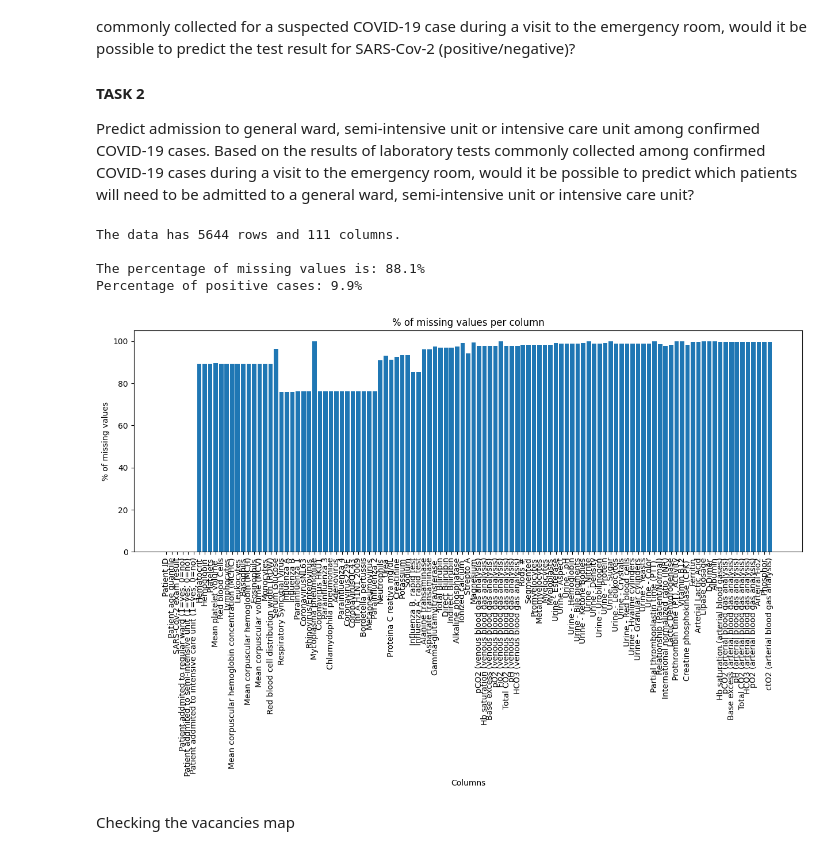
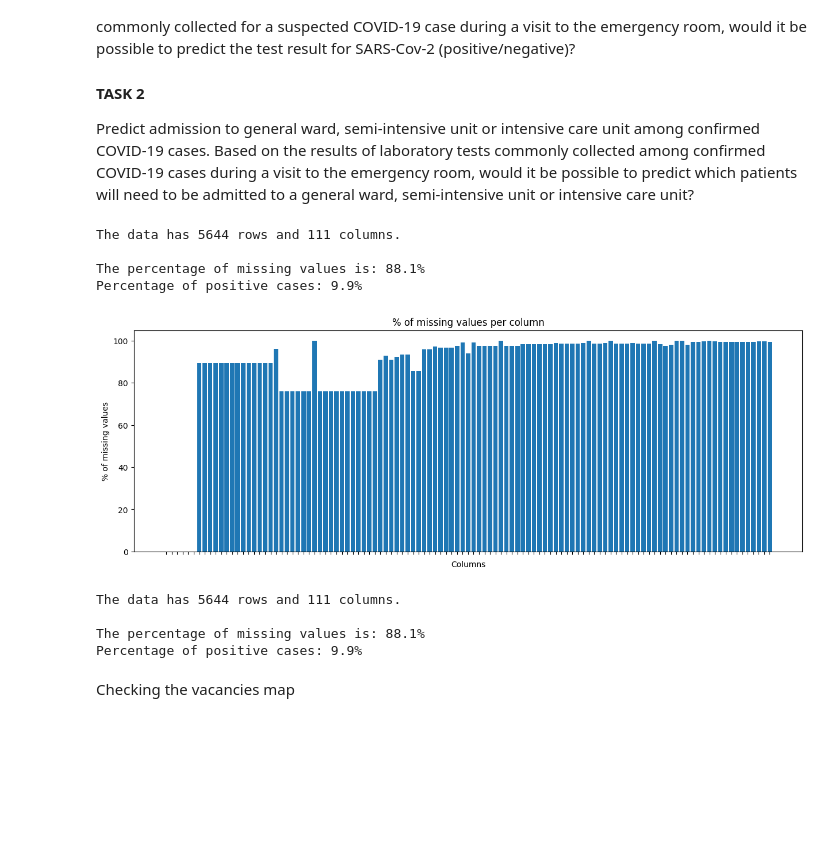
Before and after one commit to fsbertoglio/Machine-Learning-Labs, a Jupyter notebook: T1/covid_analysis.ipynb, the cells around one changed output. Saved outputs shown, nothing was run; the diff lists cells and outputs as text; code cells hidden in the pictures; blank space fills up the shorter version.

```diff
--- a/T1/covid_analysis.ipynb
+++ b/T1/covid_analysis.ipynb
@@ -19,30 +27,47 @@ Based on the results of laboratory tests commonly collected among confirmed COVI
 # %%
 import pandas as pd
 import numpy as np
 import matplotlib.pyplot as plt
+import seaborn as sns
+import pandas as pd
+import numpy as np
 import seaborn as sns
 
 DATA_PATH = './covid_sp_dataset.xlsx'
 data = pd.read_excel(DATA_PATH)
 
 print(f'The data has {data.shape[0]} rows and {data.shape[1]} columns.\n')
 total_na_percentage = data.isna().sum().sum() / (data.shape[0] * data.shape[1]) * 100
 print(f'The percentage of missing values is: {total_na_percentage:.1f}%')
 print(f'Percentage of positive cases: {data["SARS-Cov-2 exam result"].value_counts()[1]/data.shape[0]*100:.1f}%')
 
+import matplotlib.pyplot as plt
+
+DATA_PATH = './covid_sp_dataset.xlsx'
+data = pd.read_excel(DATA_PATH)
+
 fig, axes = plt.subplots(figsize=(15, 5))
 axes.bar(data.columns, data.isna().sum()/data.shape[0]*100)
 axes.set_title('% of missing values per column')
 axes.set_xlabel('Columns')
 axes.set_ylabel('% of missing values')
-plt.xticks(rotation=90)
+axes.set_xticklabels([])  # Hide x-axis labels
 plt.show()
+
+print(f'The data has {data.shape[0]} rows and {data.shape[1]} columns.\n')
+total_na_percentage = data.isna().sum().sum() / (data.shape[0] * data.shape[1]) * 100
+print(f'The percentage of missing values is: {total_na_percentage:.1f}%')
+print(f'Percentage of positive cases: {data["SARS-Cov-2 exam result"].value_counts()[1]/data.shape[0]*100:.1f}%')
 # %% [output]
 The data has 5644 rows and 111 columns.
 
 The percentage of missing values is: 88.1%
 Percentage of positive cases: 9.9%
-[figure, old version]
+[figure, new version]
+The data has 5644 rows and 111 columns.
+
+The percentage of missing values is: 88.1%
+Percentage of positive cases: 9.9%
 # %% [markdown]
 Checking the vacancies map
 # %%
```
Also changed, not shown: parts of 24 cells of this notebook, 1 other file.
